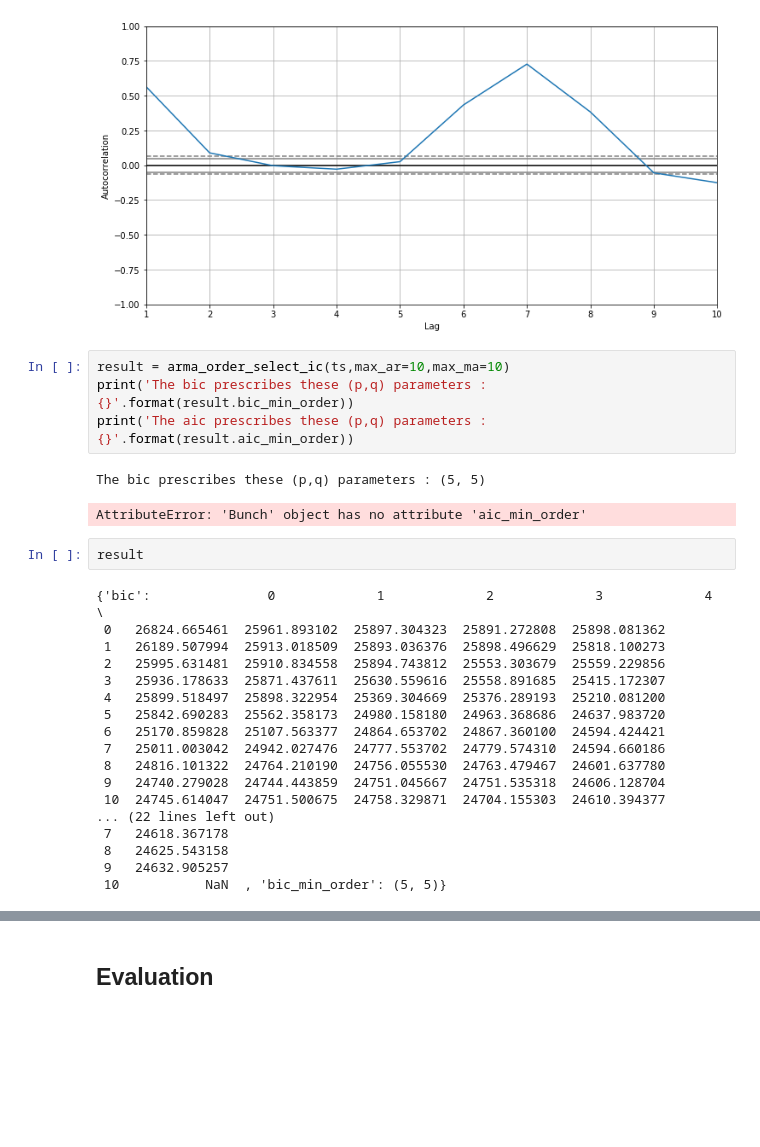
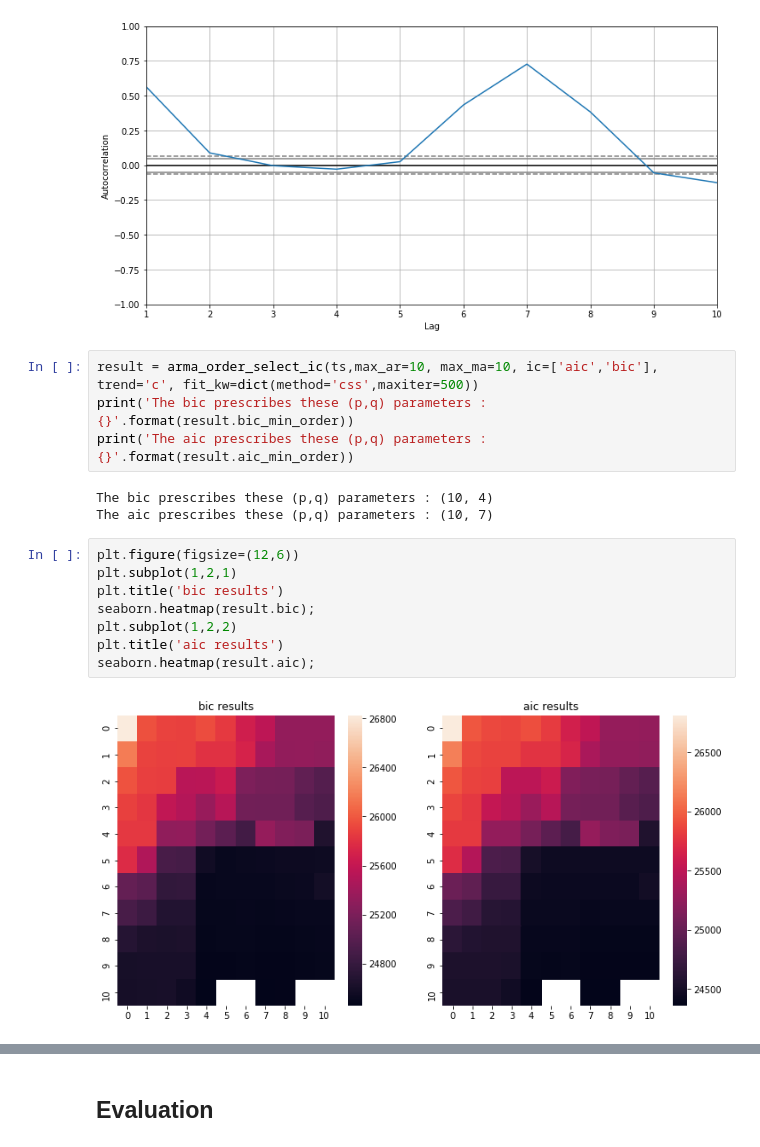
Before and after one commit to mayankaggarwal/SharedData, a Jupyter notebook: CompetitionsScripts/CorporationGrocerySalesPrediction.ipynb, the cells around one changed output, grey strips where cells are left out. Saved outputs shown, nothing was run; the diff lists cells and outputs as text; blank space fills up the shorter version.

```diff
--- a/CompetitionsScripts/CorporationGrocerySalesPrediction.ipynb
+++ b/CompetitionsScripts/CorporationGrocerySalesPrediction.ipynb
@@ -471,29 +466,19 @@ plt.xlim(xmax=10);
 [figure]
 [figure]
 # %%
-result = arma_order_select_ic(ts,max_ar=10,max_ma=10)
+result = arma_order_select_ic(ts,max_ar=10, max_ma=10, ic=['aic','bic'], trend='c', fit_kw=dict(method='css',maxiter=500))
 print('The bic prescribes these (p,q) parameters : {}'.format(result.bic_min_order))
 print('The aic prescribes these (p,q) parameters : {}'.format(result.aic_min_order))
 # %% [output]
-The bic prescribes these (p,q) parameters : (5, 5)
+The bic prescribes these (p,q) parameters : (10, 4)
+The aic prescribes these (p,q) parameters : (10, 7)
-AttributeError: 'Bunch' object has no attribute 'aic_min_order'
-# %%
-result
-# %% [output]
-{'bic':               0             1             2             3             4   \
- 0   26824.665461  25961.893102  25897.304323  25891.272808  25898.081362
- 1   26189.507994  25913.018509  25893.036376  25898.496629  25818.100273
- 2   25995.631481  25910.834558  25894.743812  25553.303679  25559.229856
- 3   25936.178633  25871.437611  25630.559616  25558.891685  25415.172307
- 4   25899.518497  25898.322954  25369.304669  25376.289193  25210.081200
- 5   25842.690283  25562.358173  24980.158180  24963.368686  24637.983720
- 6   25170.859828  25107.563377  24864.653702  24867.360100  24594.424421
- 7   25011.003042  24942.027476  24777.553702  24779.574310  24594.660186
- 8   24816.101322  24764.210190  24756.055530  24763.479467  24601.637780
- 9   24740.279028  24744.443859  24751.045667  24751.535318  24606.128704
- 10  24745.614047  24751.500675  24758.329871  24704.155303  24610.394377
-... (22 lines left out)
- 7   24618.367178
- 8   24625.543158
- 9   24632.905257
- 10           NaN  , 'bic_min_order': (5, 5)}
+# %%
+plt.figure(figsize=(12,6))
+plt.subplot(1,2,1)
+plt.title('bic results')
+seaborn.heatmap(result.bic);
+plt.subplot(1,2,2)
+plt.title('aic results')
+seaborn.heatmap(result.aic);
+# %% [output]
+[figure, added]
```
Also changed, not shown: parts of 13 cells of this notebook, 3 other files.
